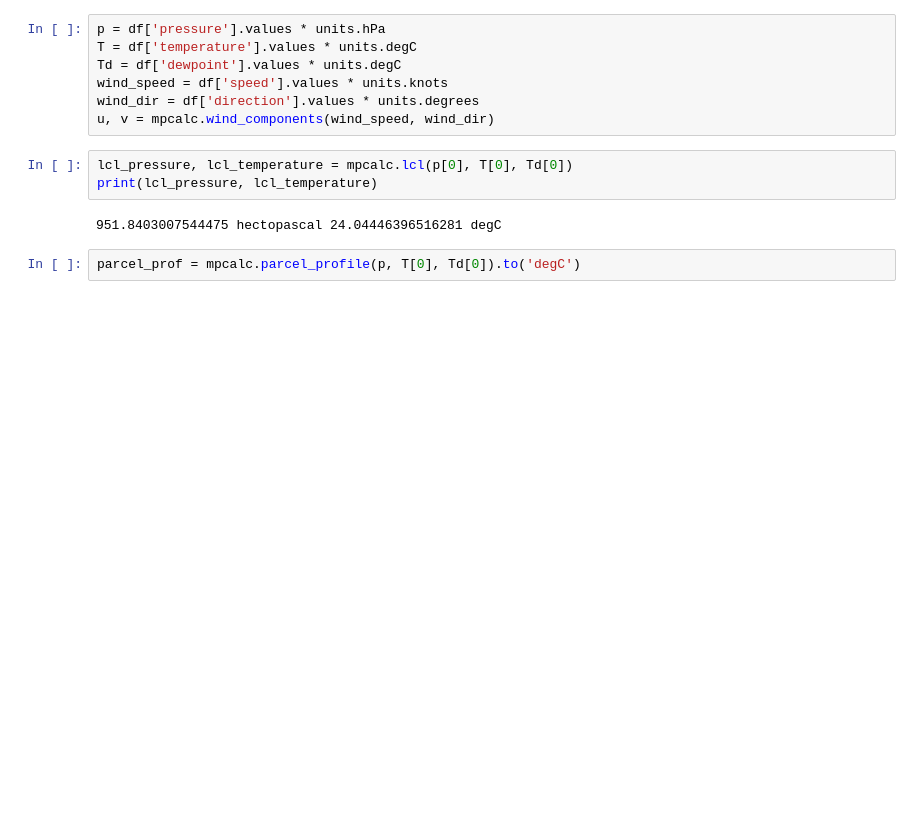
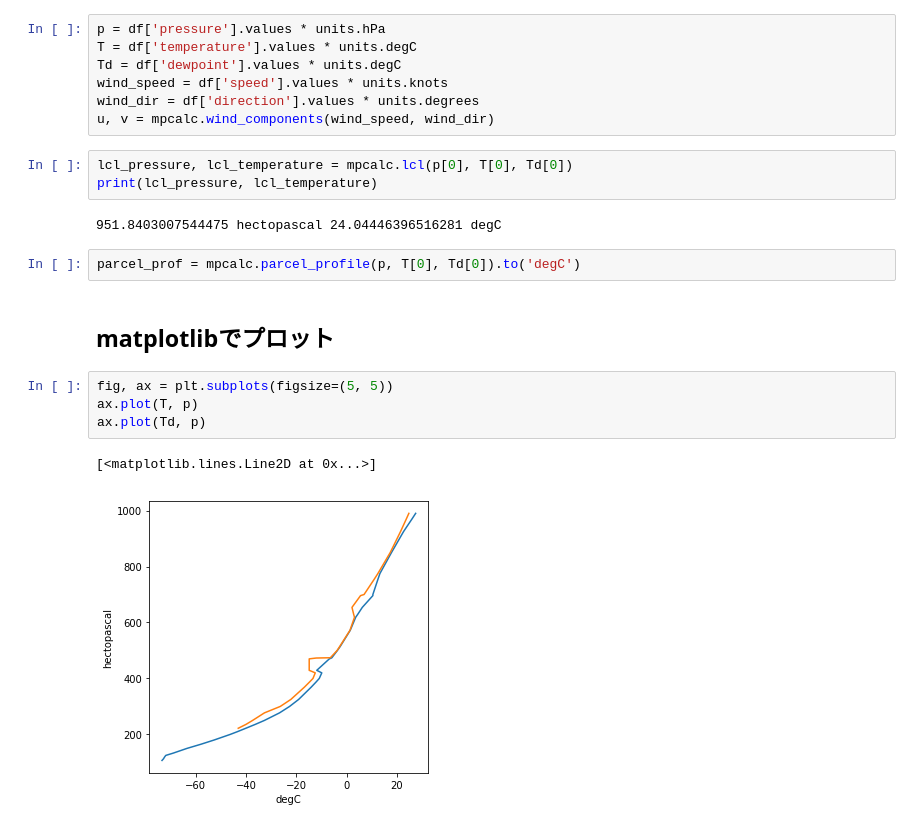
Before and after one commit to deepkick/dsss2018, a Jupyter notebook: Wyoming.ipynb, the cells around one changed output. Cells and saved outputs as stored; diff of their text form; blank space fills up the shorter version.

```diff
--- a/Wyoming.ipynb
+++ b/Wyoming.ipynb
@@ -67,3 +99,12 @@ print(lcl_pressure, lcl_temperature)
 951.8403007544475 hectopascal 24.04446396516281 degC
 # %%
 parcel_prof = mpcalc.parcel_profile(p, T[0], Td[0]).to('degC')
+# %% [markdown]
+## matplotlibでプロット
+# %%
+fig, ax = plt.subplots(figsize=(5, 5))
+ax.plot(T, p)
+ax.plot(Td, p)
+# %% [output]
+[<matplotlib.lines.Line2D at 0x...>]
+[figure, added]
```
Also changed, not shown: parts of 20 cells of this notebook.
